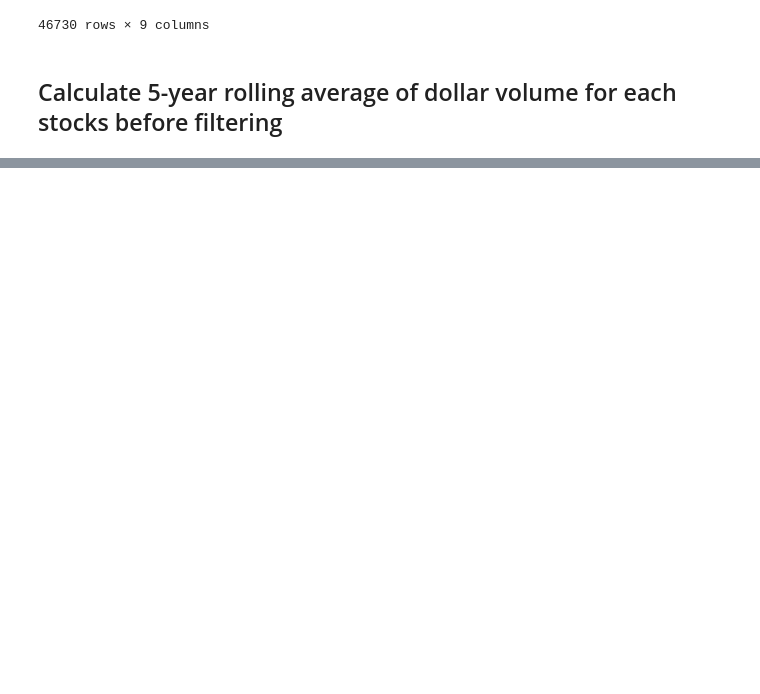
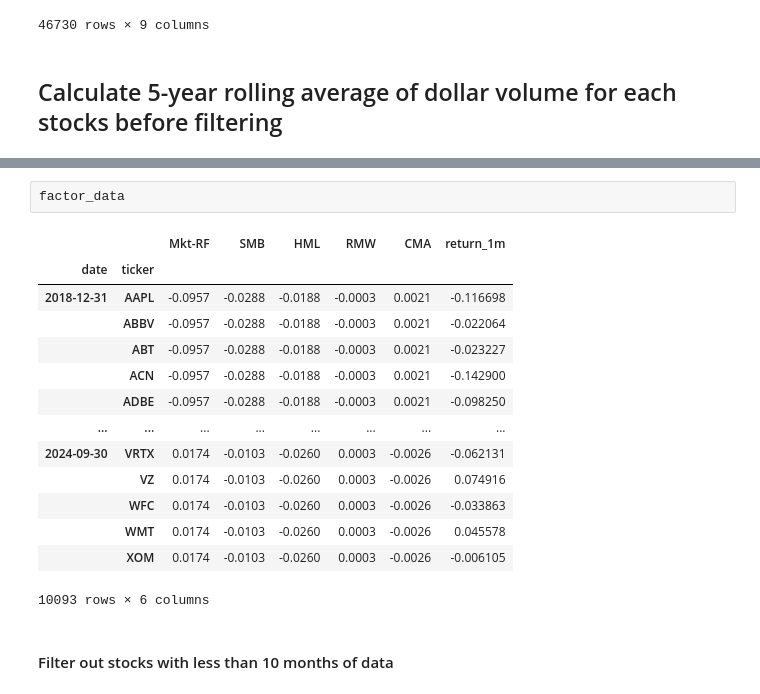
Before and after one commit to codyrosenzweig1/Quant_Trading_Basics_ML, a Jupyter notebook: Algorithmic_Trading_ML_Stratergies.ipynb, the cells around one changed output, grey strips where cells are left out. Saved outputs shown, nothing was run; the diff lists cells and outputs as text; blank space fills up the shorter version.

```diff
--- a/Algorithmic_Trading_ML_Stratergies.ipynb
+++ b/Algorithmic_Trading_ML_Stratergies.ipynb
@@ -150,0 +203,19 @@ data
+# %%
+factor_data
+# %% [output]
+|  |  | Mkt-RF | SMB | HML | RMW | CMA | return_1m |
+| date | ticker |  |  |  |  |  |  |
+| 2018-12-31 | AAPL | -0.0957 | -0.0288 | -0.0188 | -0.0003 | 0.0021 | -0.116698 |
+|  | ABBV | -0.0957 | -0.0288 | -0.0188 | -0.0003 | 0.0021 | -0.022064 |
+|  | ABT | -0.0957 | -0.0288 | -0.0188 | -0.0003 | 0.0021 | -0.023227 |
+|  | ACN | -0.0957 | -0.0288 | -0.0188 | -0.0003 | 0.0021 | -0.142900 |
+|  | ADBE | -0.0957 | -0.0288 | -0.0188 | -0.0003 | 0.0021 | -0.098250 |
+| ... | ... | ... | ... | ... | ... | ... | ... |
+| 2024-09-30 | VRTX | 0.0174 | -0.0103 | -0.0260 | 0.0003 | -0.0026 | -0.062131 |
+|  | VZ | 0.0174 | -0.0103 | -0.0260 | 0.0003 | -0.0026 | 0.074916 |
+|  | WFC | 0.0174 | -0.0103 | -0.0260 | 0.0003 | -0.0026 | -0.033863 |
+|  | WMT | 0.0174 | -0.0103 | -0.0260 | 0.0003 | -0.0026 | 0.045578 |
+|  | XOM | 0.0174 | -0.0103 | -0.0260 | 0.0003 | -0.0026 | -0.006105 |
+10093 rows × 6 columns
+# %% [markdown]
+#### Filter out stocks with less than 10 months of data
```
Also changed, not shown: parts of 11 cells of this notebook.
